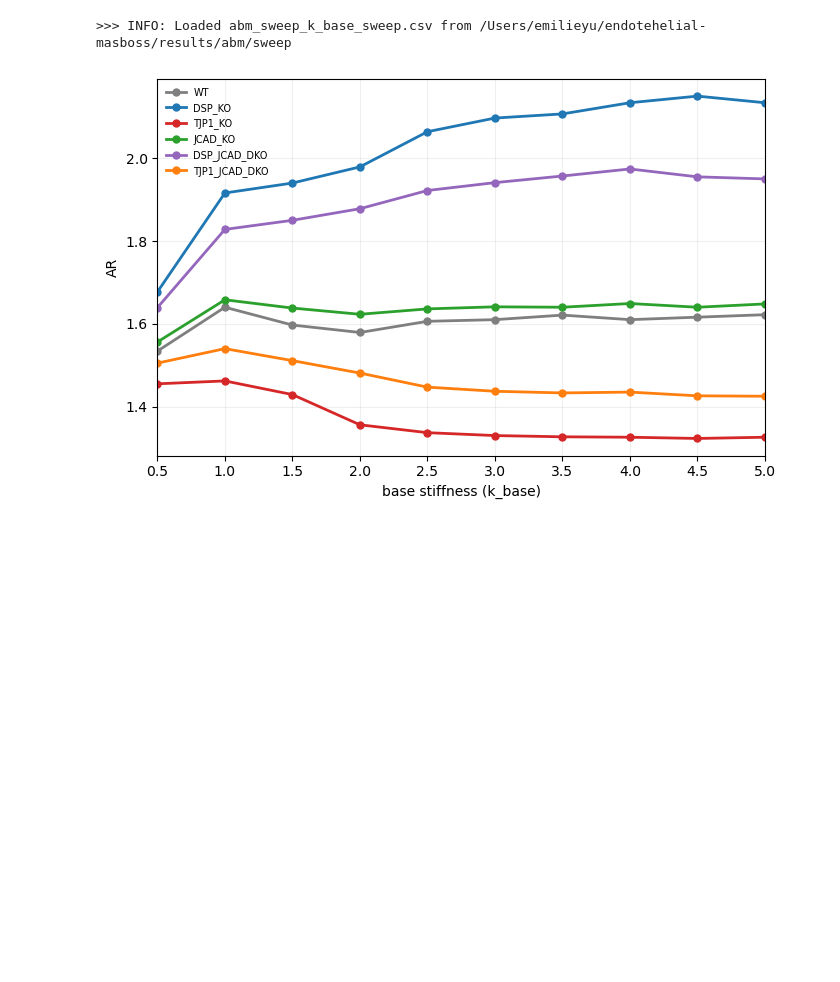
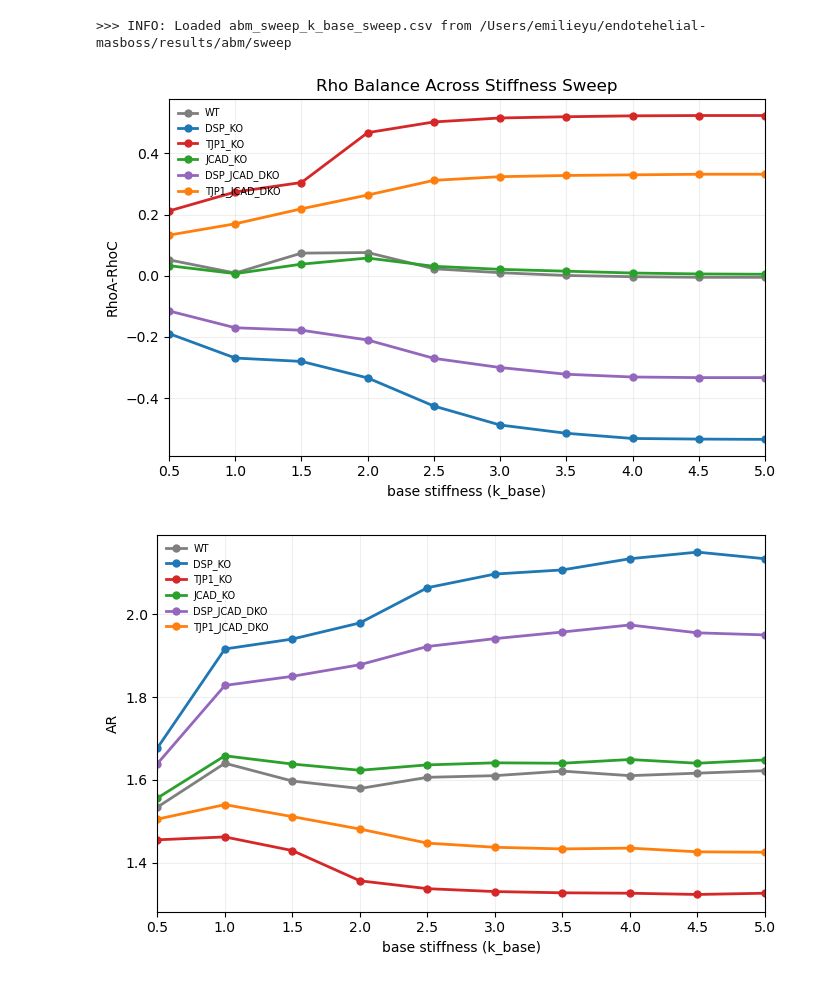
Before and after one commit to emilieyuu/endotehelial-masboss, a Jupyter notebook: notebooks/18_abm_sensitivity_analysis.ipynb, the cells around one changed output. Cells and saved outputs as stored; diff of their text form; code cells hidden in the pictures; blank space fills up the shorter version.

```diff
--- a/notebooks/18_abm_sensitivity_analysis.ipynb
+++ b/notebooks/18_abm_sensitivity_analysis.ipynb
@@ -34,6 +35,10 @@ LUT ready | rest: RhoA=0.398 RhoC=0.403
 k_df = load_csv_to_df(ABM_SWEEP_RES_DIR, "abm_sweep_k_base_sweep")
 # %% [output]
 >>> INFO: Loaded abm_sweep_k_base_sweep.csv from /Users/emilieyu/endotehelial-masboss/results/abm/sweep
+# %%
+plot_rho_k_sweep(k_df)
+# %% [output]
+[figure, added]
 # %%
 plot_ar_k_sweep(k_df)
 # %% [output]
```
Also changed, not shown: parts of 1 cell of this notebook, 26 other files.
